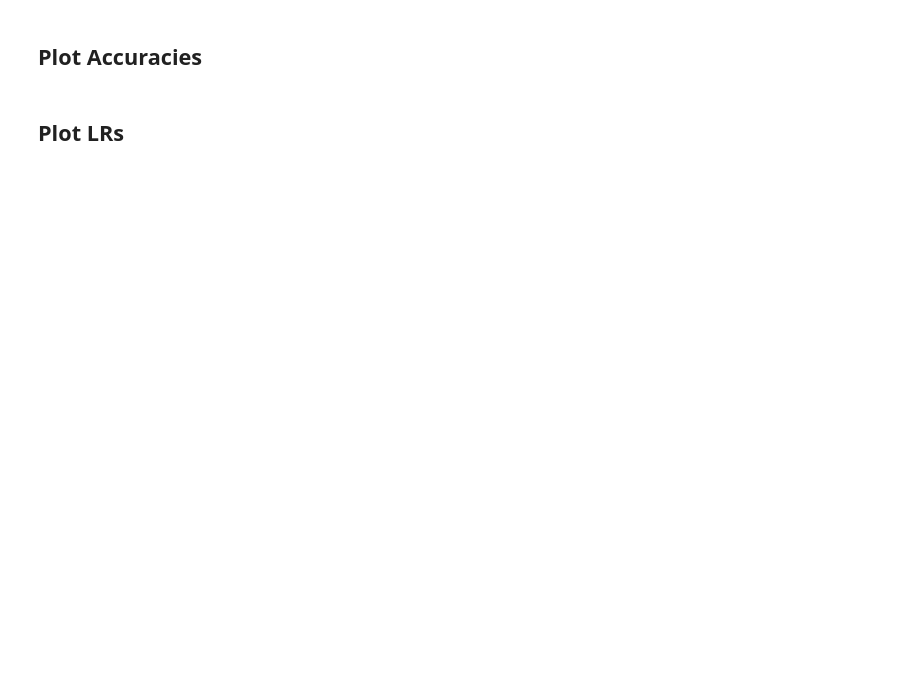
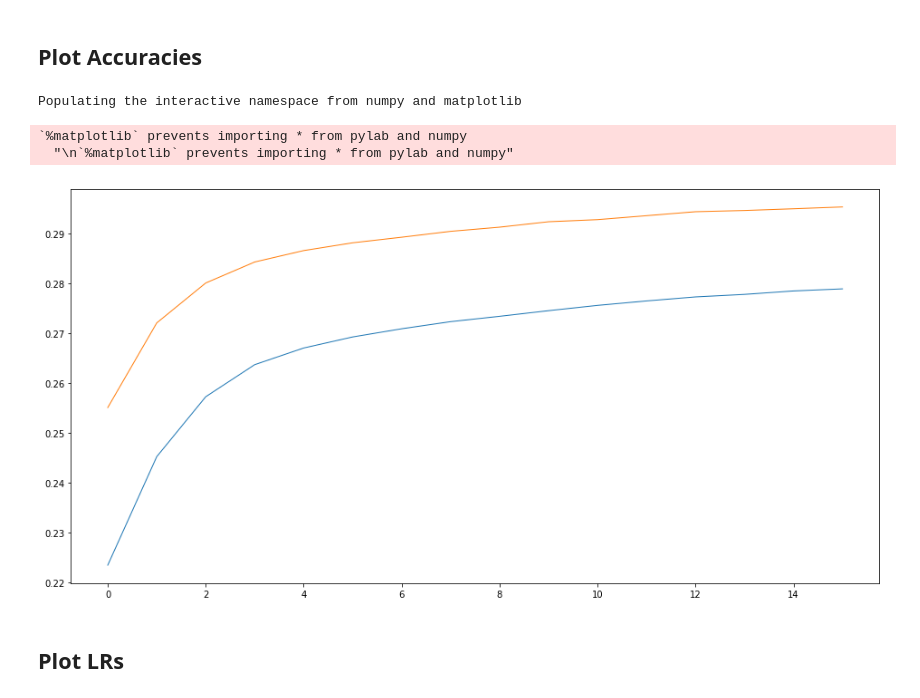
Before and after one commit to geraltofrivia/thesis-domainadv-recurrentlm, a Jupyter notebook: phase2.ipynb, the cells around one changed output. Saved outputs shown, nothing was run; the diff lists cells and outputs as text; code cells hidden in the pictures; blank space fills up the shorter version.

```diff
--- a/phase2.ipynb
+++ b/phase2.ipynb
@@ -368,21 +382,35 @@ traces = [a+b for a, b in zip(traces_start, traces_main)]
 ## Plot  Accuracies
 # %%
 from matplotlib import pyplot as plt
+%pylab inline
+pylab.rcParams['figure.figsize'] = (16, 8)
 
-def plot_accs(tra, vla, axa):
+def plot_accs(tra, vla):
 
     fig = plt.figure()
 #     ax = fig.add_axes((0.1, 0.2, 0.8, 0.7))
 #     ax.spines['right'].set_color('none')
 #     ax.spines['top'].set_color('none')
 #     plt.xticks([])
 #     plt.yticks([])
-    plt.plot(tra, label=f"Train Acc", linewidth=3)
-    plt.plot(vla, label=f"Valid Acc", linewidth=3)
-    plt.plot(axa, label=f"DAdNN Acc", linewidth=3)
+    plt.plot(tra, label=f"Train Acc", linewidth=1)
+    plt.plot(vla, label=f"Valid Acc", linewidth=1)
+#     plt.plot(axa, label=f"DAdNN Acc", linewidth=1)
     plt.show()
 
-plot_accs(traces[0], traces[1], traces[2])
+
+def plot(trcs):
+    layers = len(trcs[0])
+    for l in range(layers):
+        plt.plot(trcs[:,l], label=f"layer {l}")
+    plt.show()
+
+plot_accs(traces[0], traces[2])
+# %% [output]
+Populating the interactive namespace from numpy and matplotlib
+`%matplotlib` prevents importing * from pylab and numpy
+  "\n`%matplotlib` prevents importing * from pylab and numpy"
+[figure, added]
 # %% [markdown]
 ## Plot LRs
 # %%
```
Also changed, not shown: parts of 4 cells of this notebook, 5 other files.
